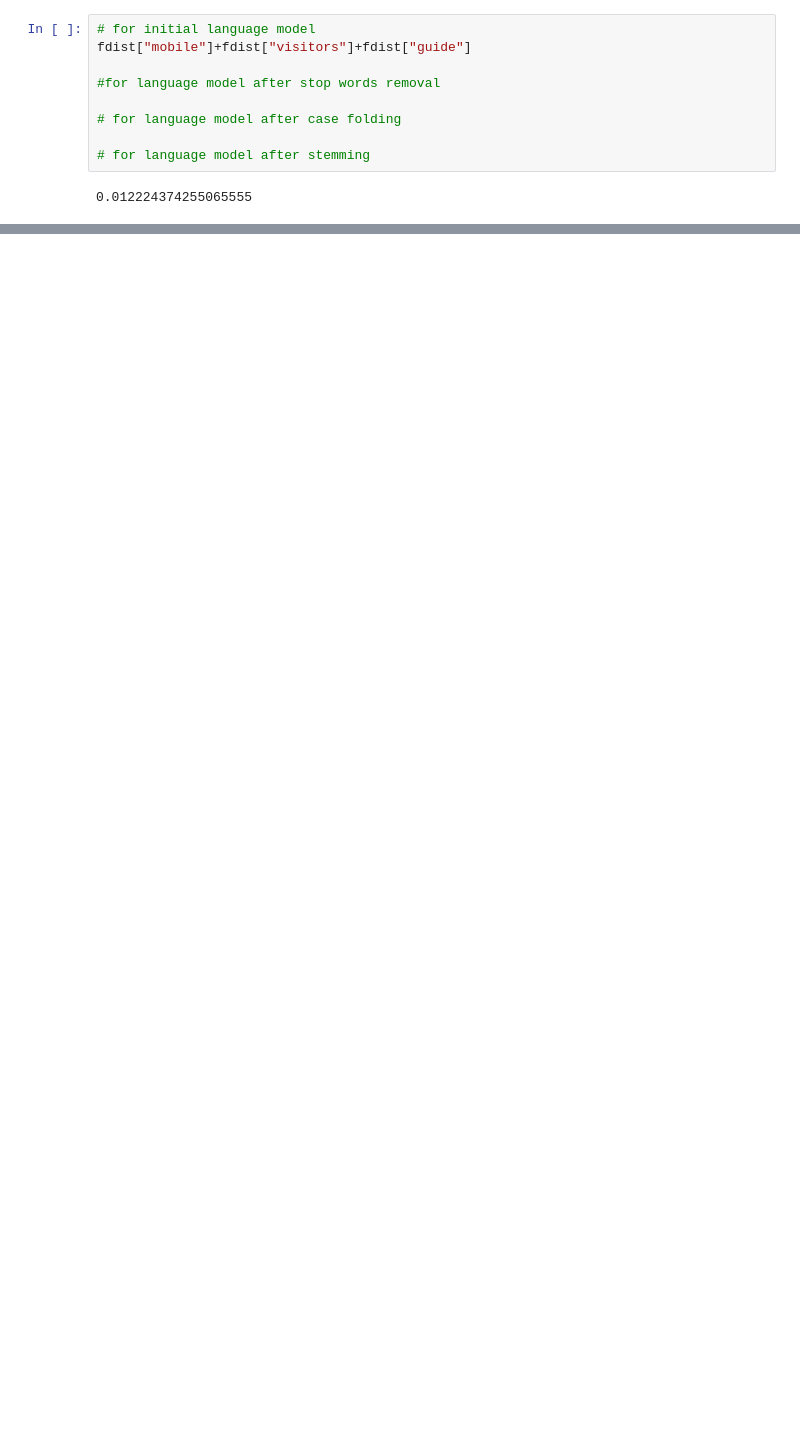
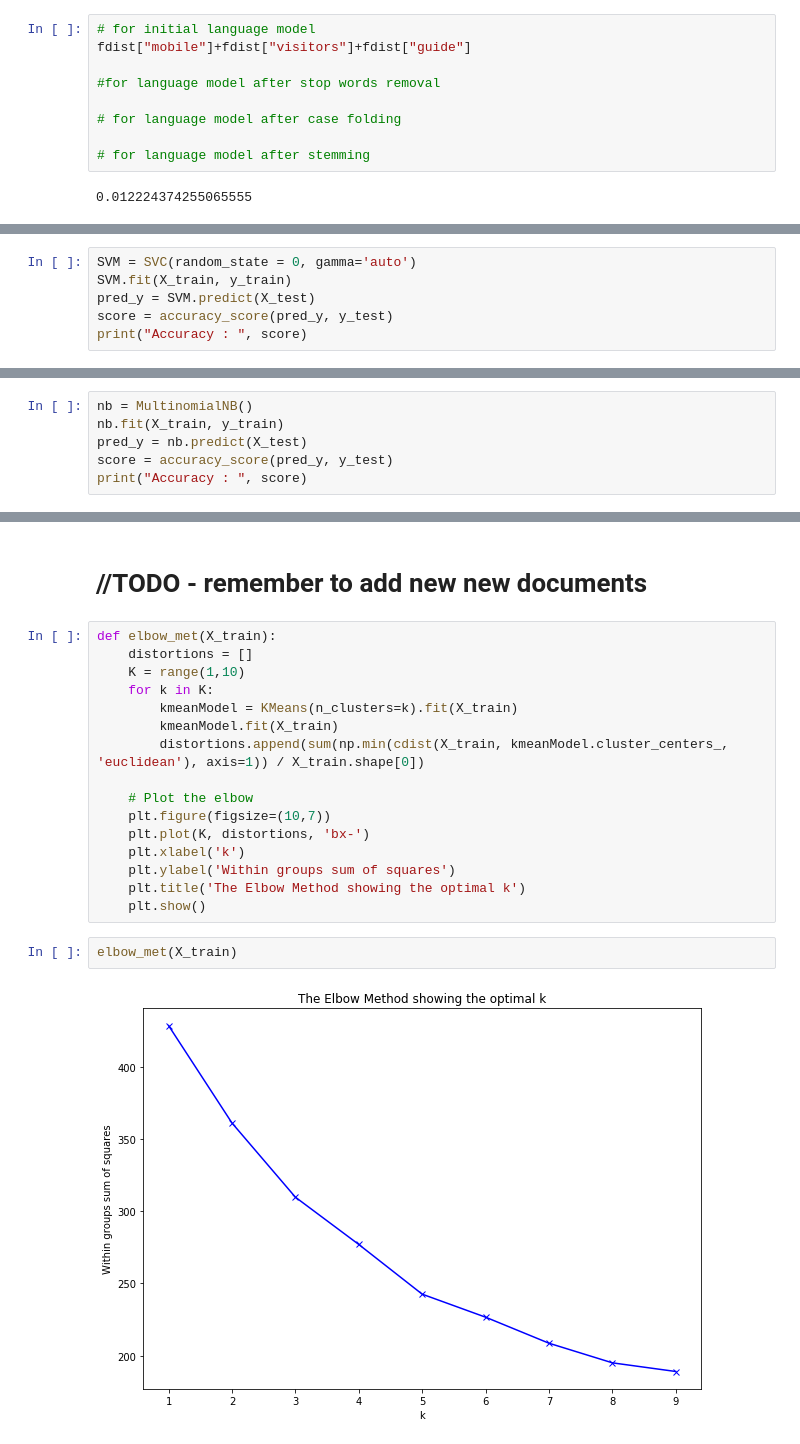
Before and after one commit to sharon-kurant/IR_HW, a Jupyter notebook: HW.ipynb, the cells around one changed output, grey strips where cells are left out. Drawn from its saved outputs; the diff is of its cells as text; blank space fills up the shorter version.

```diff
--- a/HW.ipynb
+++ b/HW.ipynb
@@ -208,0 +316,6 @@ rel_list
+# %%
+SVM = SVC(random_state = 0, gamma='auto')
+SVM.fit(X_train, y_train)
+pred_y = SVM.predict(X_test)
+score = accuracy_score(pred_y, y_test)
+print("Accuracy : ", score)
@@ -208,0 +331,6 @@ rel_list
+# %%
+nb = MultinomialNB()
+nb.fit(X_train, y_train)
+pred_y = nb.predict(X_test)
+score = accuracy_score(pred_y, y_test)
+print("Accuracy : ", score)
@@ -208,0 +361,22 @@ rel_list
+# %% [markdown]
+# //TODO - remember to add new new documents
+# %%
+def elbow_met(X_train):
+    distortions = []
+    K = range(1,10)
+    for k in K:
+        kmeanModel = KMeans(n_clusters=k).fit(X_train)
+        kmeanModel.fit(X_train)
+        distortions.append(sum(np.min(cdist(X_train, kmeanModel.cluster_centers_, 'euclidean'), axis=1)) / X_train.shape[0])
+
+    # Plot the elbow
+    plt.figure(figsize=(10,7))
+    plt.plot(K, distortions, 'bx-')
+    plt.xlabel('k')
+    plt.ylabel('Within groups sum of squares')
+    plt.title('The Elbow Method showing the optimal k')
+    plt.show()
+# %%
+elbow_met(X_train)
+# %% [output]
+[figure, added]
```
Also changed, not shown: parts of 27 cells of this notebook.
